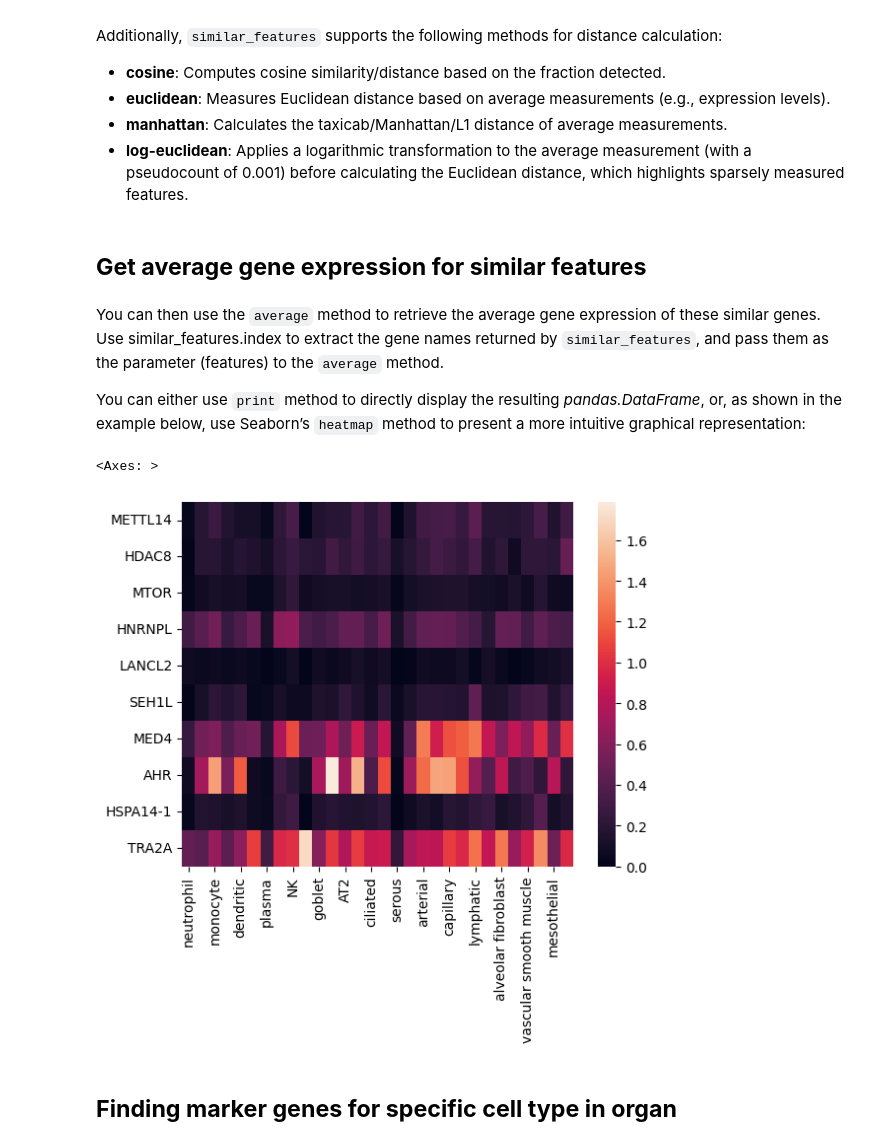
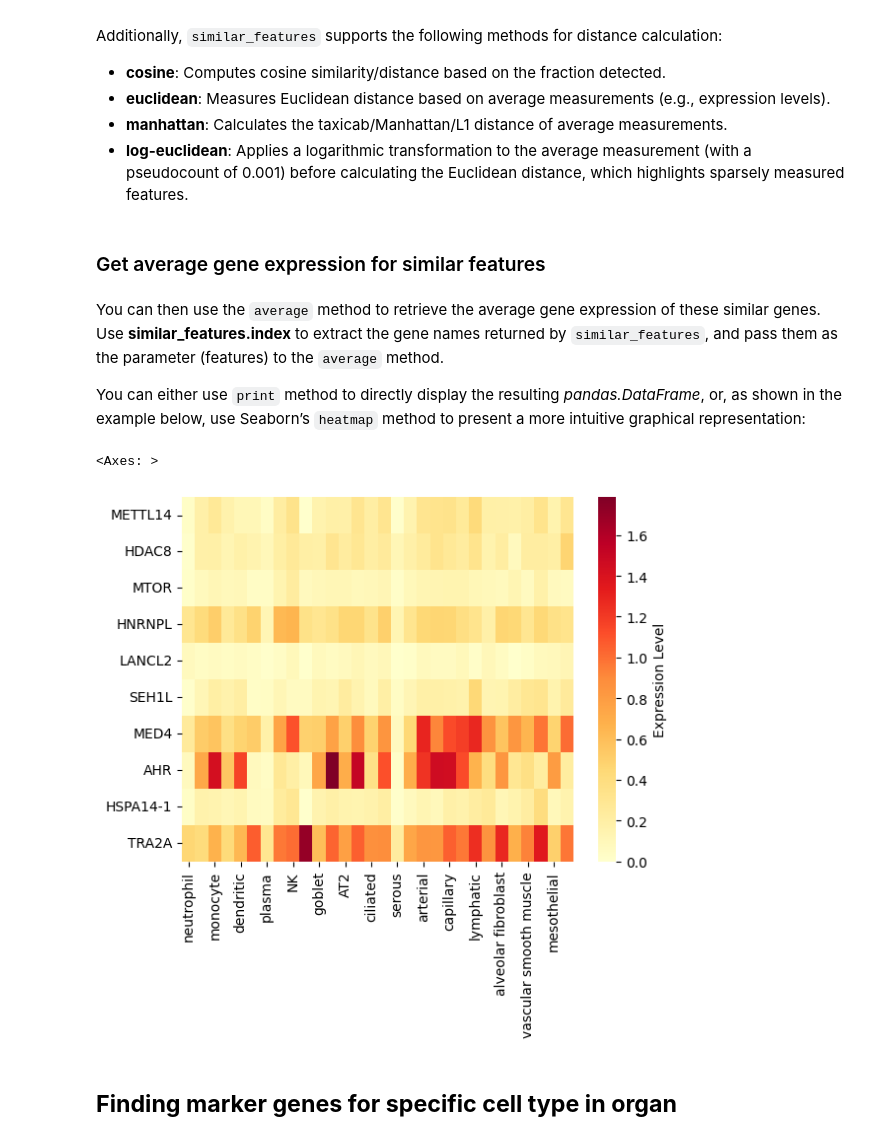
Before and after one commit to Amber-Xu914/atlasapprox_api_tutorials, a Jupyter notebook: python/explore_average_expression.ipynb, the cells around one changed output. Saved outputs shown, nothing was run; the diff lists cells and outputs as text; code cells hidden in the pictures.

```diff
--- a/python/explore_average_expression.ipynb
+++ b/python/explore_average_expression.ipynb
@@ -171,24 +177,30 @@ Additionally, `similar_features` supports the following methods for distance cal
 - **manhattan**: Calculates the taxicab/Manhattan/L1 distance of average measurements.
 - **log-euclidean**: Applies a logarithmic transformation to the average measurement (with a pseudocount of 0.001) before calculating the Euclidean distance, which highlights sparsely measured features.
 # %% [markdown]
-## **Get average gene expression for similar features**
+### Get average gene expression for similar features
 # %% [markdown]
-You can then use the `average` method to retrieve the average gene expression of these similar genes. Use similar_features.index to extract the gene names returned by `similar_features`, and pass them as the parameter (features) to the `average` method.
+You can then use the `average` method to retrieve the average gene expression of these similar genes. Use **similar_features.index** to extract the gene names returned by `similar_features`, and pass them as the parameter (features) to the `average` method.
 
 You can either use `print` method to directly display the resulting *pandas.DataFrame*, or, as shown in the example below, use Seaborn’s `heatmap` method to present a more intuitive graphical representation:
 # %%
 # Get average gene expression
 avg_similar_features = api.average(
     organism='h_sapiens',
     organ='lung',
     features=similar_features.index
 )
 
 # Display the heatmap
-sns.heatmap(avg_similar_features)
+sns.heatmap(
+    avg_similar_features,
+    # yellow-to-red color map
+    cmap='YlOrRd',
+    # add label to calour bar
+    cbar_kws={'label': 'Expression Level'}
+)
 # %% [output]
 <Axes: >
-[figure, old version]
+[figure, new version]
 # %% [markdown]
 ## **Finding marker genes for specific cell type in organ**
 # %% [markdown]
```
Also changed, not shown: parts of 13 cells of this notebook.
